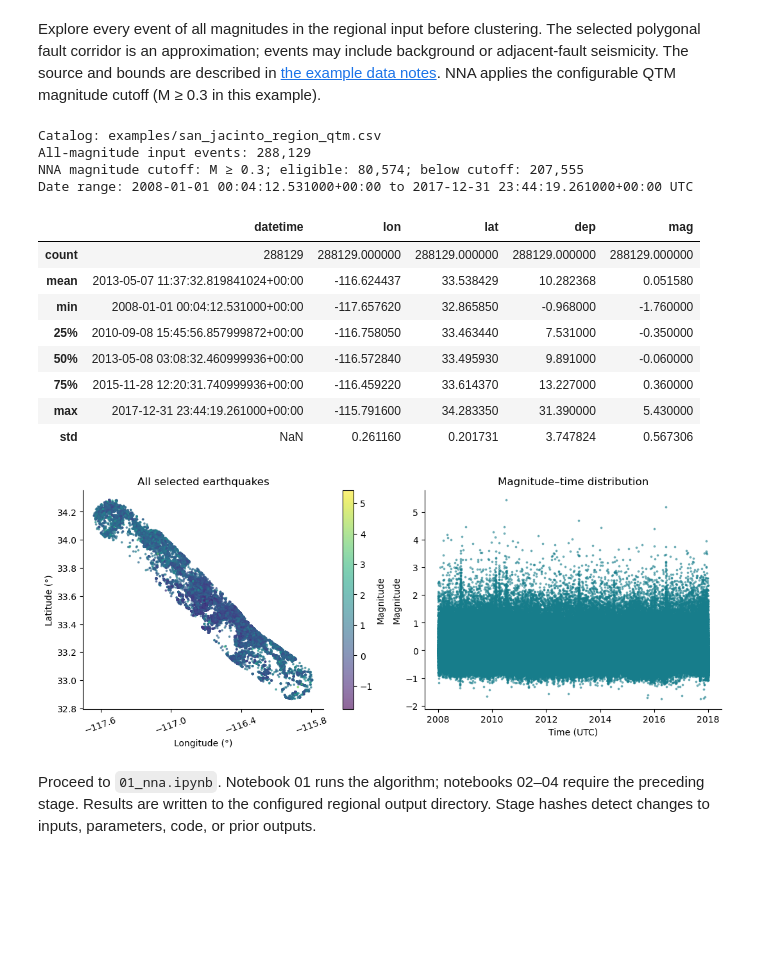
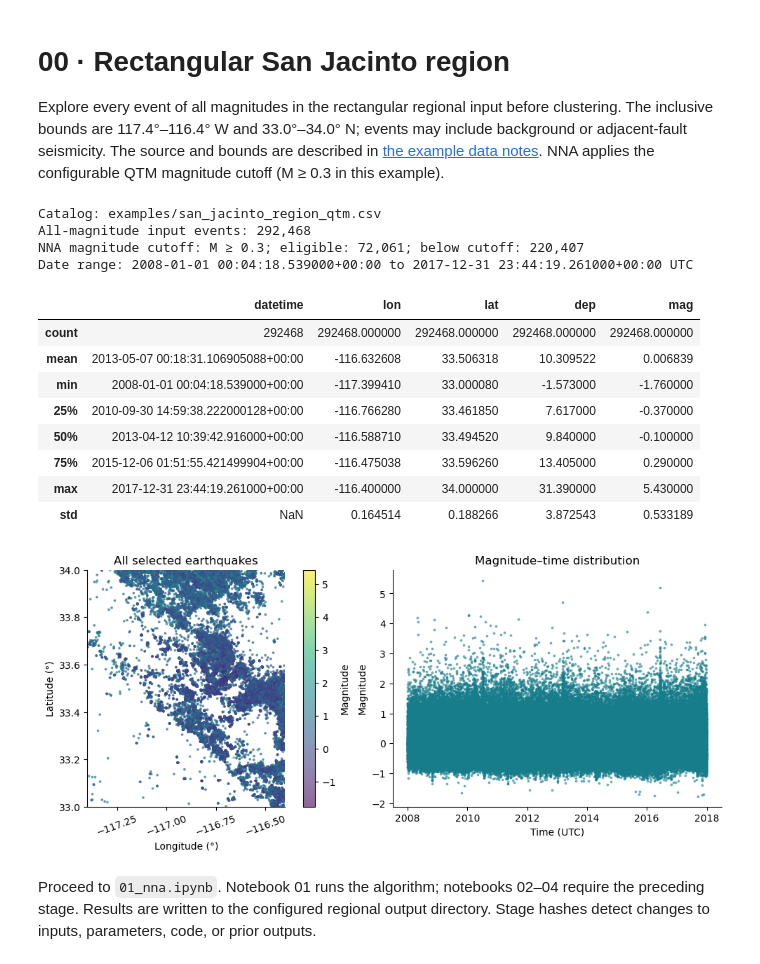
Before and after one commit to xcui1997/ASPECT, a Jupyter notebook: notebooks/00_regional_catalog.ipynb, the cells around one changed output. Saved outputs shown, nothing was run; the diff lists cells and outputs as text; code cells hidden in the pictures; blank space fills up the shorter version.

Commit message:
Use rectangular San Jacinto region and refresh notebooks

```diff
--- a/notebooks/00_regional_catalog.ipynb
+++ b/notebooks/00_regional_catalog.ipynb
@@ -1,5 +1,7 @@
 # %% [markdown]
-Explore every event of all magnitudes in the regional input before clustering. The selected polygonal fault corridor is an approximation; events may include background or adjacent-fault seismicity. The source and bounds are described in [the example data notes](../examples/SAN_JACINTO_REGION.md). NNA applies the configurable QTM magnitude cutoff (M ≥ 0.3 in this example).
+# 00 · Rectangular San Jacinto region
+
+Explore every event of all magnitudes in the rectangular regional input before clustering. The inclusive bounds are 117.4°–116.4° W and 33.0°–34.0° N; events may include background or adjacent-fault seismicity. The source and bounds are described in [the example data notes](../examples/SAN_JACINTO_REGION.md). NNA applies the configurable QTM magnitude cutoff (M ≥ 0.3 in this example).
 # %%
 from pathlib import Path
 import sys
@@ -9,44 +11,46 @@ import matplotlib.pyplot as plt
 from IPython.display import display
 
 here = Path.cwd().resolve()
 root = next((p for p in (here, *here.parents) if (p / "run_aspect.py").is_file()), None)
 assert root is not None, "Open the notebook from within the ASPECT repository."
 sys.path.insert(0, str(root / "notebooks"))
 import regional_utils as w
 plt.rcParams.update({"figure.dpi": 100, "axes.spines.top": False, "axes.spines.right": False})
 
 print("Catalog:", Path(w.CFG["data_sources"]["QTM"]).relative_to(w.ROOT))
 catalog = pd.read_csv(w.CFG["data_sources"]["QTM"])
 catalog["datetime"] = pd.to_datetime(catalog["datetime"], format="mixed", utc=True)
 threshold = w.CFG["nna_params"]["mag_thresholds"]["QTM"]
 print(f"All-magnitude input events: {len(catalog):,}")
 print(f"NNA magnitude cutoff: M ≥ {threshold:g}; eligible: {(catalog.mag >= threshold).sum():,}; below cutoff: {(catalog.mag < threshold).sum():,}")
 print(f"Date range: {catalog.datetime.min()} to {catalog.datetime.max()} UTC")
 display(catalog[["datetime", "lon", "lat", "dep", "mag"]].describe(include="all"))
 fig, ax = plt.subplots(1, 2, figsize=(11, 4.3), constrained_layout=True)
 sc = ax[0].scatter(catalog.lon, catalog.lat, c=catalog.mag, s=3, cmap="viridis", alpha=.6, rasterized=True)
 ax[0].set(xlabel="Longitude (°)", ylabel="Latitude (°)", title="All selected earthquakes")
+ax[0].set_xlim(-117.4, -116.4)
+ax[0].set_ylim(33.0, 34.0)
 ax[0].set_aspect(1 / np.cos(np.deg2rad(catalog.lat.mean())))
 ax[0].xaxis.set_major_locator(plt.MaxNLocator(4))
 ax[0].tick_params(axis="x", rotation=20)
 fig.colorbar(sc, ax=ax[0], label="Magnitude")
 ax[1].scatter(catalog.datetime, catalog.mag, s=3, color="#177d8b", alpha=.5, rasterized=True)
 ax[1].set(xlabel="Time (UTC)", ylabel="Magnitude", title="Magnitude–time distribution")
 fig.autofmt_xdate(); plt.show()
 # %% [output]
 Catalog: examples/san_jacinto_region_qtm.csv
-All-magnitude input events: 288,129
-NNA magnitude cutoff: M ≥ 0.3; eligible: 80,574; below cutoff: 207,555
-Date range: 2008-01-01 00:04:12.531000+00:00 to 2017-12-31 23:44:19.261000+00:00 UTC
+All-magnitude input events: 292,468
+NNA magnitude cutoff: M ≥ 0.3; eligible: 72,061; below cutoff: 220,407
+Date range: 2008-01-01 00:04:18.539000+00:00 to 2017-12-31 23:44:19.261000+00:00 UTC
 |  | datetime | lon | lat | dep | mag |
-| count | 288129 | 288129.000000 | 288129.000000 | 288129.000000 | 288129.000000 |
-| mean | 2013-05-07 11:37:32.819841024+00:00 | -116.624437 | 33.538429 | 10.282368 | 0.051580 |
-| min | 2008-01-01 00:04:12.531000+00:00 | -117.657620 | 32.865850 | -0.968000 | -1.760000 |
-| 25% | 2010-09-08 15:45:56.857999872+00:00 | -116.758050 | 33.463440 | 7.531000 | -0.350000 |
-| 50% | 2013-05-08 03:08:32.460999936+00:00 | -116.572840 | 33.495930 | 9.891000 | -0.060000 |
-| 75% | 2015-11-28 12:20:31.740999936+00:00 | -116.459220 | 33.614370 | 13.227000 | 0.360000 |
-| max | 2017-12-31 23:44:19.261000+00:00 | -115.791600 | 34.283350 | 31.390000 | 5.430000 |
-| std | NaN | 0.261160 | 0.201731 | 3.747824 | 0.567306 |
+| count | 292468 | 292468.000000 | 292468.000000 | 292468.000000 | 292468.000000 |
+| mean | 2013-05-07 00:18:31.106905088+00:00 | -116.632608 | 33.506318 | 10.309522 | 0.006839 |
+| min | 2008-01-01 00:04:18.539000+00:00 | -117.399410 | 33.000080 | -1.573000 | -1.760000 |
+| 25% | 2010-09-30 14:59:38.222000128+00:00 | -116.766280 | 33.461850 | 7.617000 | -0.370000 |
+| 50% | 2013-04-12 10:39:42.916000+00:00 | -116.588710 | 33.494520 | 9.840000 | -0.100000 |
+| 75% | 2015-12-06 01:51:55.421499904+00:00 | -116.475038 | 33.596260 | 13.405000 | 0.290000 |
+| max | 2017-12-31 23:44:19.261000+00:00 | -116.400000 | 34.000000 | 31.390000 | 5.430000 |
+| std | NaN | 0.164514 | 0.188266 | 3.872543 | 0.533189 |
-[figure, old version]
+[figure, new version]
 # %% [markdown]
 Proceed to `01_nna.ipynb`. Notebook 01 runs the algorithm; notebooks 02–04 require the preceding stage. Results are written to the configured regional output directory. Stage hashes detect changes to inputs, parameters, code, or prior outputs.
```
Also changed, not shown: 9 other files.
